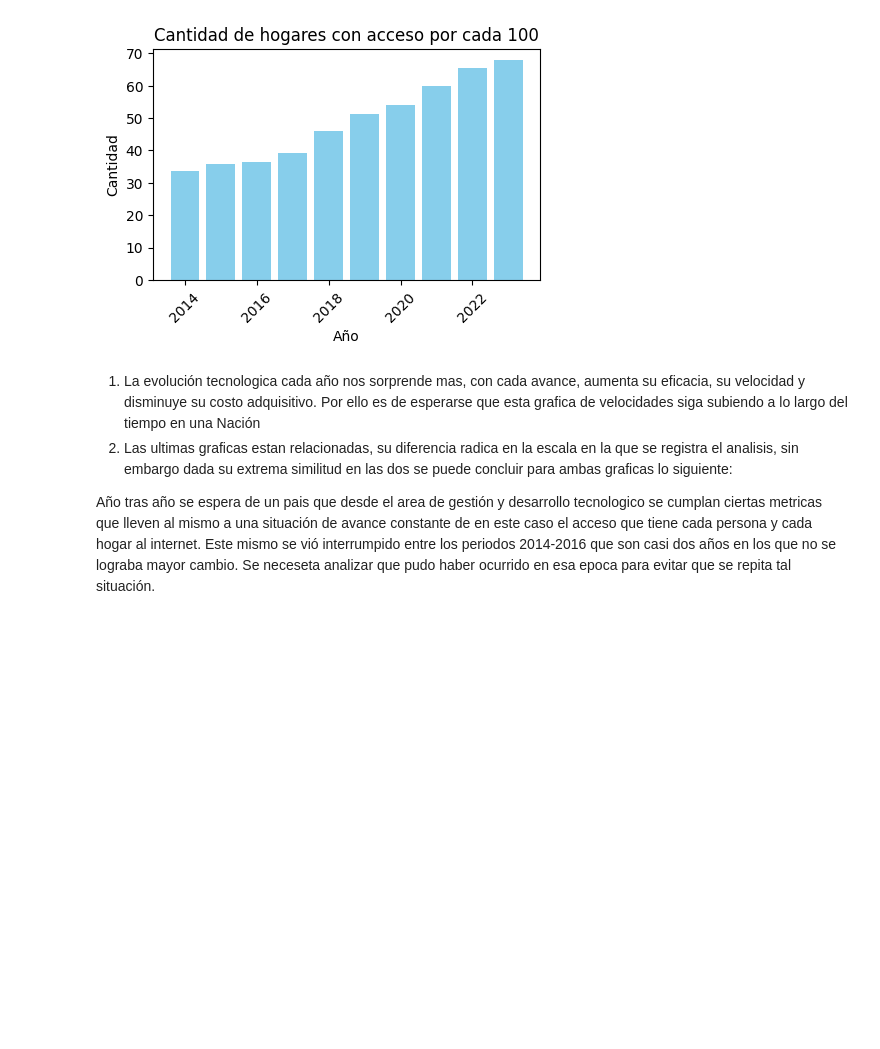
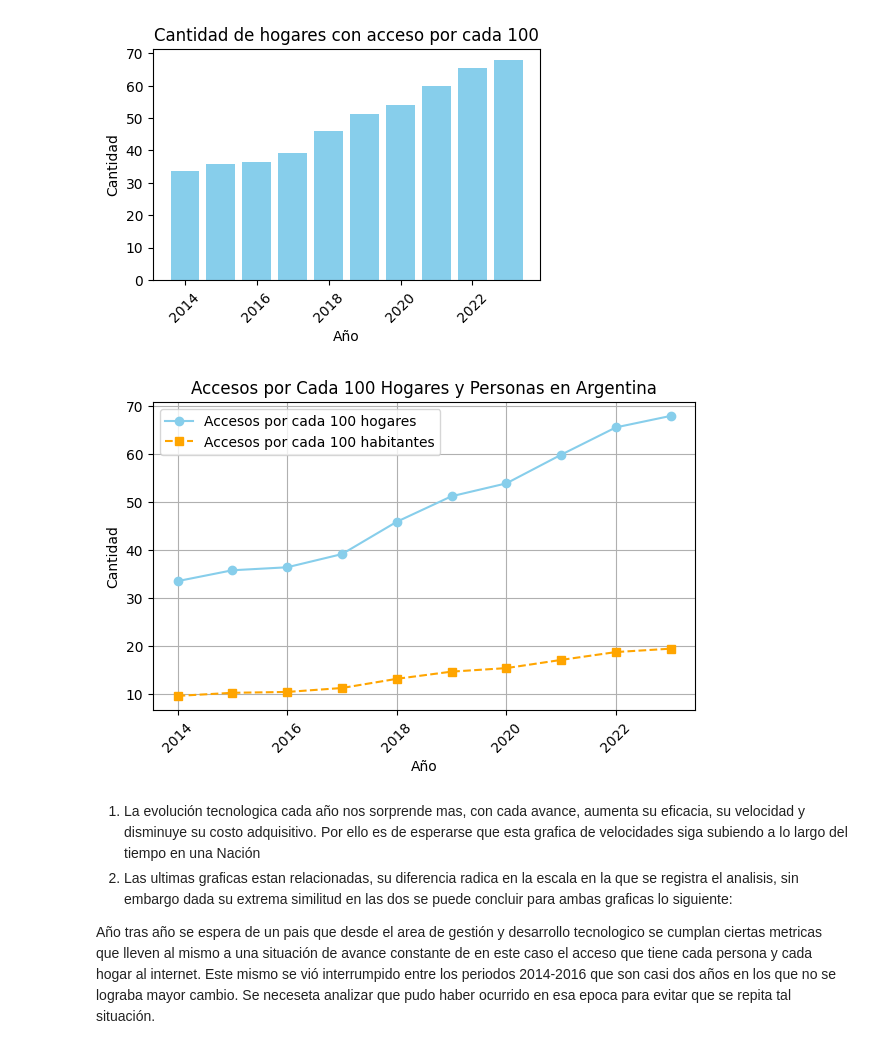
Before and after one commit to TABOO52/Empresa-Telecomunicaciones-Argentina-DataAnalist, a Jupyter notebook: notebooks/EDA/EDA_maps.ipynb, the cells around one changed output. Drawn from its saved outputs; the diff is of its cells as text; code cells hidden in the pictures; blank space fills up the shorter version.

```diff
--- a/notebooks/EDA/EDA_maps.ipynb
+++ b/notebooks/EDA/EDA_maps.ipynb
@@ -16,8 +16,10 @@ import matplotlib.pyplot as plt
 7. [Análisis de correlaciones bi y multivariado](#analisis-de-correlaciones-bi-y-multivariado)
 
 ---
+# %%
+basepath = 'C:/Users/fate8/Desktop/PI2/'
 # %%
-df_maps = pd.read_csv('../data_local/df_maps.csv')
+df_maps = pd.read_csv(basepath + 'data_local/df_maps.csv')
 # %% [markdown]
 ### Chequeo de nulos
 # %%
@@ -263,6 +265,25 @@ plt.xticks(rotation=45)  # Rotar los nombres de los meses si es necesario
 plt.show()
 # %% [output]
 [figure]
+# %%
+promedios_por_año = df_maps.groupby('Año').agg({
+    'Accesos por cada 100 hogares': 'mean',
+    'Accesos por cada 100 hab': 'mean'
+}).reset_index()
+
+plt.figure(figsize=(7, 4))
+
+plt.plot(promedios_por_año['Año'], promedios_por_año['Accesos por cada 100 hogares'], marker='o', linestyle='-', color='skyblue', label='Accesos por cada 100 hogares')
+plt.plot(promedios_por_año['Año'], promedios_por_año['Accesos por cada 100 hab'], marker='s', linestyle='--', color='orange', label='Accesos por cada 100 habitantes')
+plt.xlabel('Año')
+plt.ylabel('Cantidad')
+plt.title('Accesos por Cada 100 Hogares y Personas en Argentina')
+plt.legend()
+plt.xticks(rotation=45)  # Rotar los nombres de los años si es necesario
+plt.grid(True)
+plt.show()
+# %% [output]
+[figure, added]
 # %% [markdown]
 1. La evolución tecnologica cada año nos sorprende mas, con cada avance, aumenta su eficacia, su velocidad y disminuye su costo adquisitivo. Por ello es de esperarse que esta grafica de velocidades siga subiendo a lo largo del tiempo en una Nación
 2. Las ultimas graficas estan relacionadas, su diferencia radica en la escala en la que se registra el analisis, sin embargo dada su extrema similitud en las dos se puede concluir para ambas graficas lo siguiente:
```
Also changed, not shown: parts of 2 cells of this notebook.
